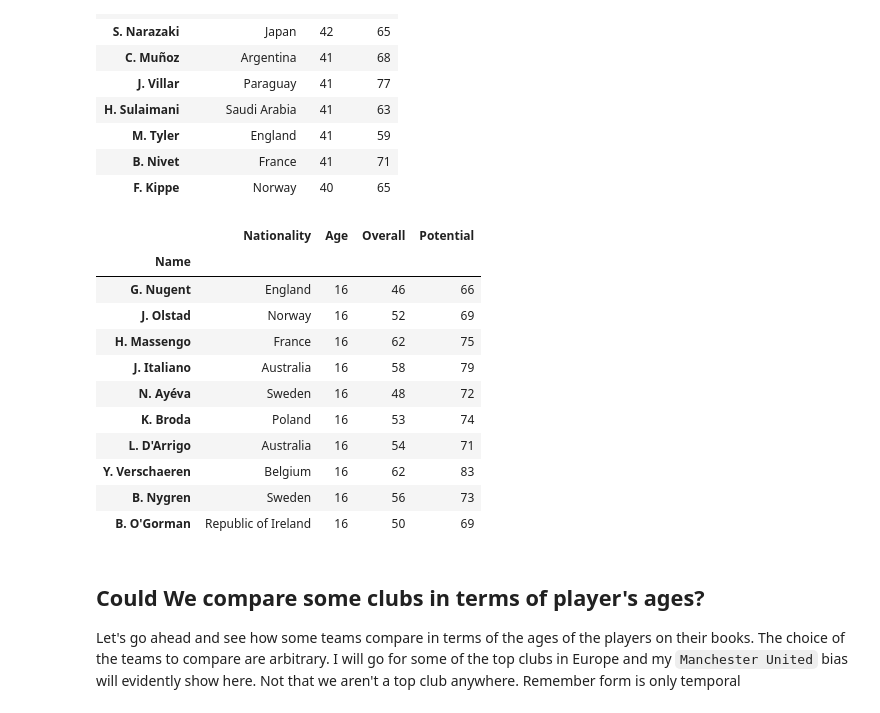
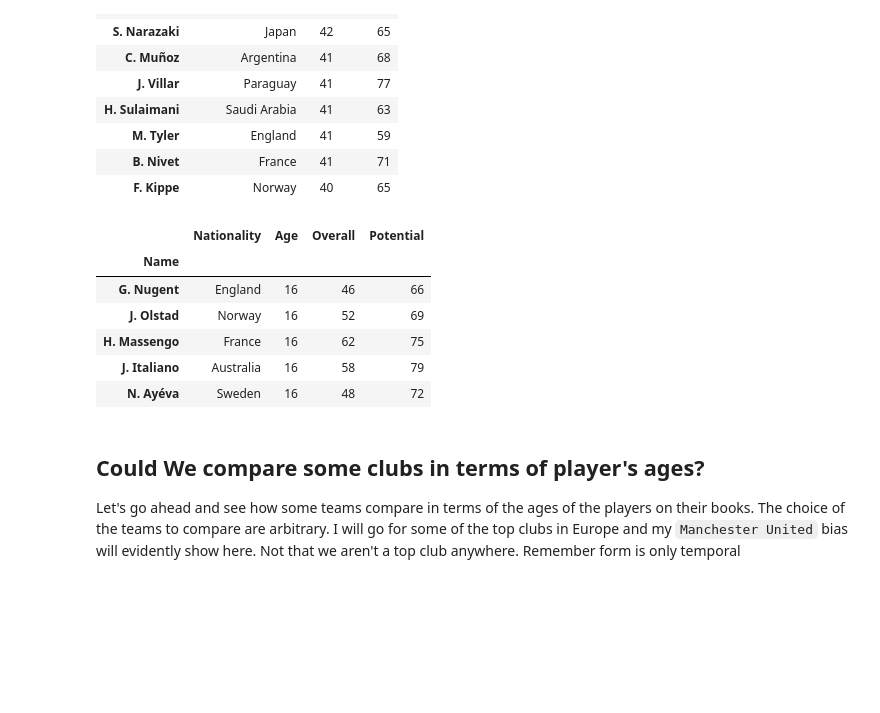
Before and after one commit to jimaid/fifa19_EDA, a Jupyter notebook: FIFA 19 exploratory data analysis.ipynb, the cells around one changed output. Saved outputs shown, nothing was run; the diff lists cells and outputs as text; code cells hidden in the pictures; blank space fills up the shorter version.

Commit message:
looked for the 5 youngest players in fifa19

```diff
--- a/FIFA 19 exploratory data analysis.ipynb
+++ b/FIFA 19 exploratory data analysis.ipynb
@@ -255,21 +255,16 @@ oldest_players
 # %%
 # 10 youngest players
 youngest = df.sort_values('Age', ascending = True)[['Name', 'Nationality', 'Age','Overall','Potential']].head(10)
 youngest.set_index('Name', inplace=True)
-youngest
+youngest.head()
 # %% [output]
 |  | Nationality | Age | Overall | Potential |
 | Name |  |  |  |  |
 | G. Nugent | England | 16 | 46 | 66 |
 | J. Olstad | Norway | 16 | 52 | 69 |
 | H. Massengo | France | 16 | 62 | 75 |
 | J. Italiano | Australia | 16 | 58 | 79 |
 | N. Ayéva | Sweden | 16 | 48 | 72 |
-| K. Broda | Poland | 16 | 53 | 74 |
-| L. D'Arrigo | Australia | 16 | 54 | 71 |
-| Y. Verschaeren | Belgium | 16 | 62 | 83 |
-| B. Nygren | Sweden | 16 | 56 | 73 |
-| B. O'Gorman | Republic of Ireland | 16 | 50 | 69 |
 # %% [markdown]
 ## Could We compare some clubs in terms of player's ages?
 Let's go ahead and see how some teams compare in terms of the ages of the players on their books. The choice of the teams to compare are arbitrary. I will go for some of the top clubs in Europe and my <code>Manchester United</code> bias will evidently show here. Not that we aren't a top club anywhere. Remember form is only temporal
```
Also changed, not shown: parts of 1 cell of this notebook.
